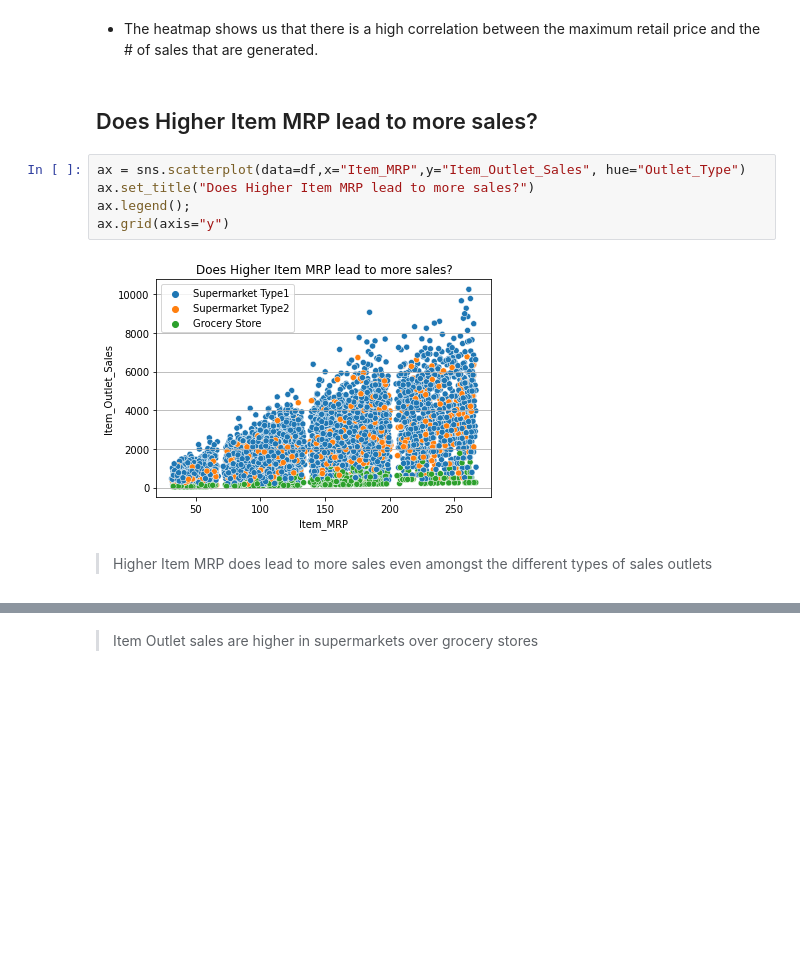
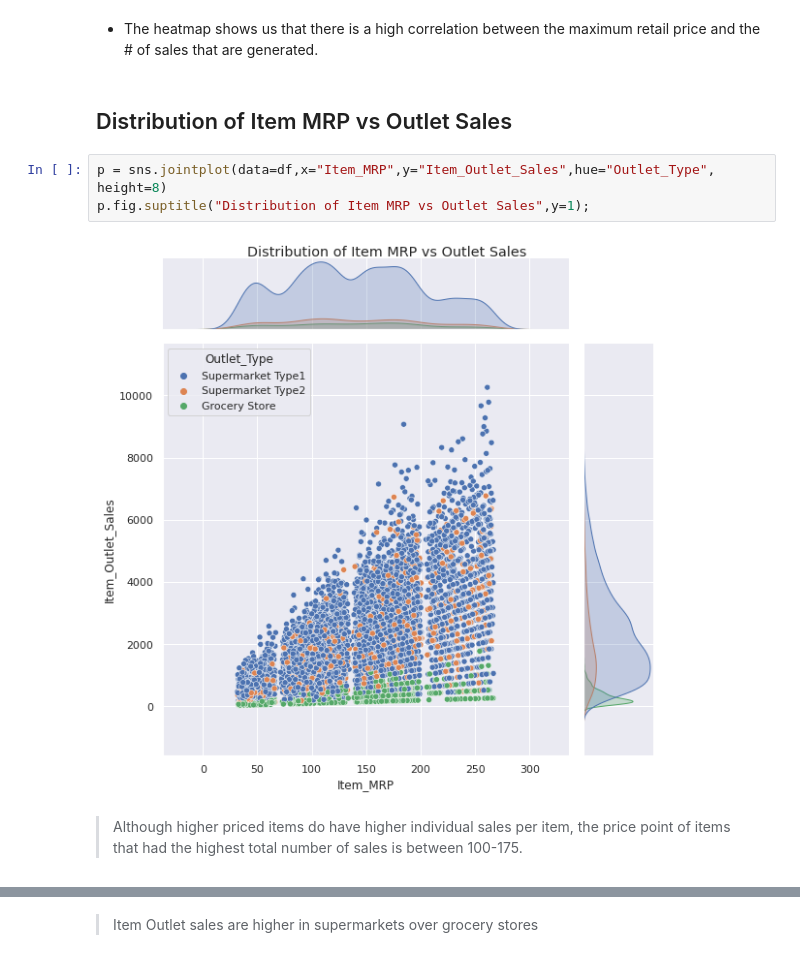
Before and after one commit to robertramos89/CD-DS-1-24-22, a Jupyter notebook: PortfolioProject1.ipynb, the cells around one changed output, grey strips where cells are left out. Cells and saved outputs as stored; diff of their text form; blank space fills up the shorter version.

```diff
--- a/PortfolioProject1.ipynb
+++ b/PortfolioProject1.ipynb
@@ -390,14 +390,12 @@ Text(0.5, 1.0, 'Correlation between Categories')
 # %% [markdown]
 - The heatmap shows us that there is a high correlation between the maximum retail price and the # of sales that are generated.
-# %% [markdown]
-## Does Higher Item MRP lead to more sales?
+# %% [markdown]
+## Distribution of Item MRP vs Outlet Sales
 # %%
-ax = sns.scatterplot(data=df,x="Item_MRP",y="Item_Outlet_Sales", hue="Outlet_Type")
-ax.set_title("Does Higher Item MRP lead to more sales?")
-ax.legend();
-ax.grid(axis="y")
+p = sns.jointplot(data=df,x="Item_MRP",y="Item_Outlet_Sales",hue="Outlet_Type", height=8)
+p.fig.suptitle("Distribution of Item MRP vs Outlet Sales",y=1);
 # %% [output]
-[figure, old version]
+[figure, new version]
-# %% [markdown]
-> Higher Item MRP does lead to more sales even amongst the different types of sales outlets
+# %% [markdown]
+> Although higher priced items do have higher individual sales per item, the price point of items that had the highest total number of sales is between 100-175.
 # %%
```
Also changed, not shown: parts of 25 cells of this notebook.
